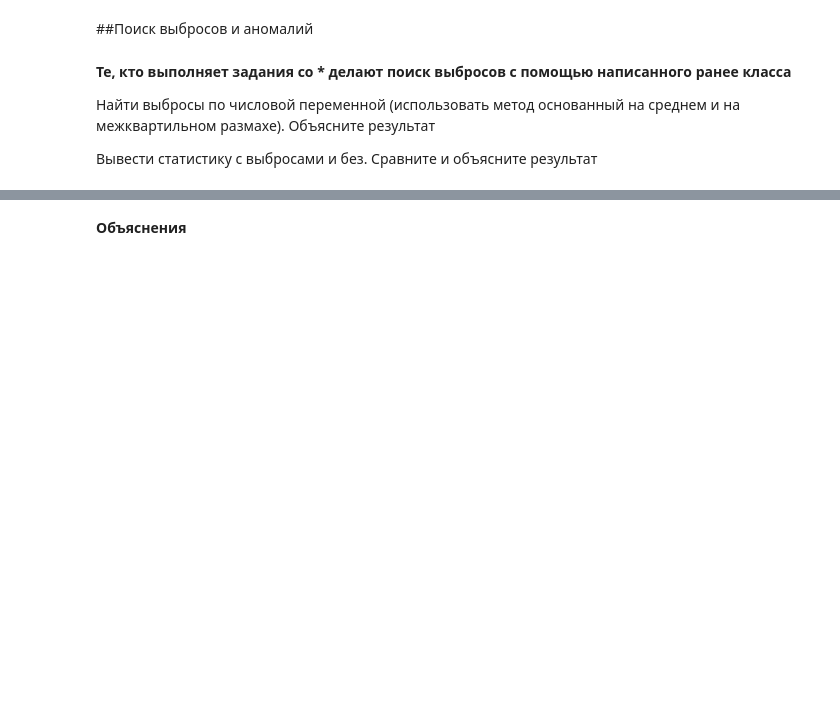
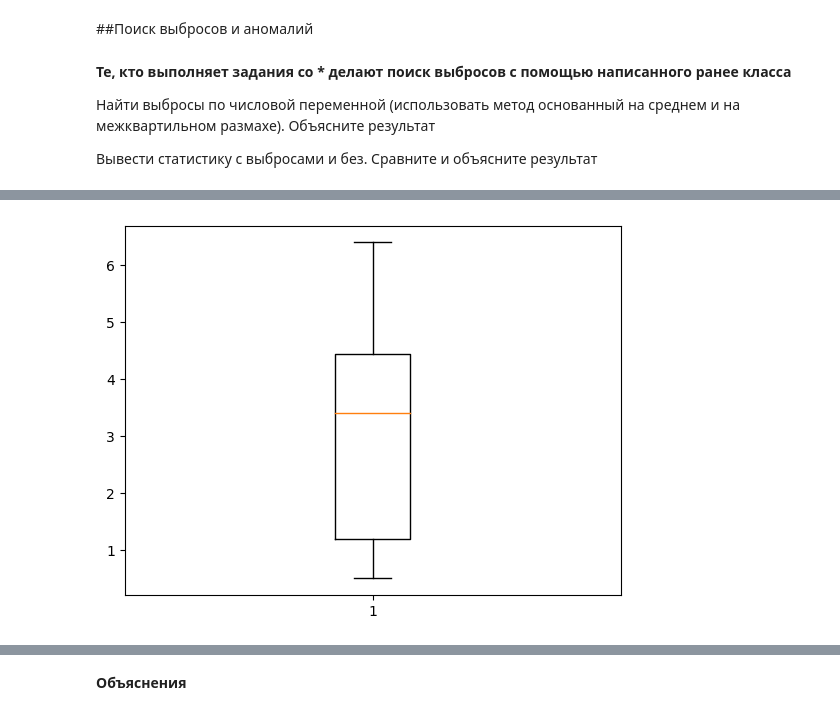
Before and after one commit to OrYSlliu/Labs, a Jupyter notebook: lab3.ipynb, the cells around one changed output, grey strips where cells are left out. Drawn from its saved outputs; the diff is of its cells as text; code cells hidden in the pictures; blank space fills up the shorter version.

```diff
--- a/lab3.ipynb
+++ b/lab3.ipynb
@@ -270,2 +241,4 @@ NameError: ignored
 # %%
 #При помощи межквартильного размаха
+df_copy = df.copy().dropna()
+df_copy['2000'].describe()
@@ -273,0 +255,6 @@ NameError: ignored
+# %%
+import matplotlib.pyplot as plt
+plt.boxplot(df_copy['2000'])
+plt.show()
+# %% [output]
+[figure, added]
```
Also changed, not shown: parts of 27 cells of this notebook.
